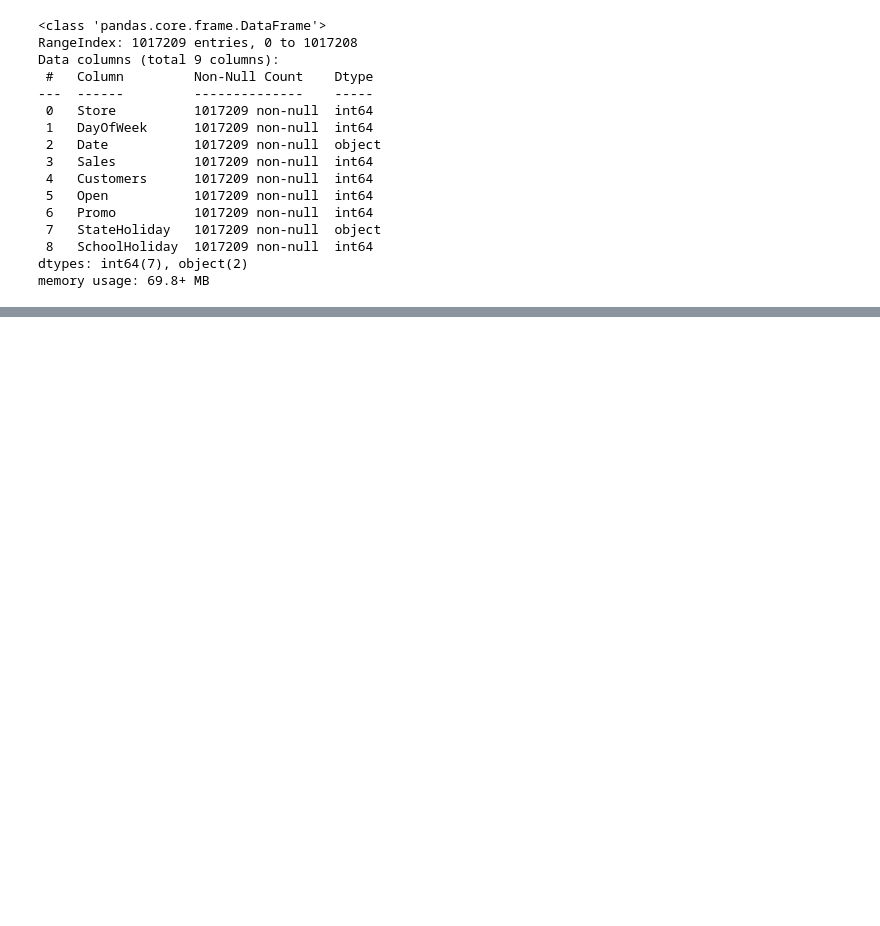
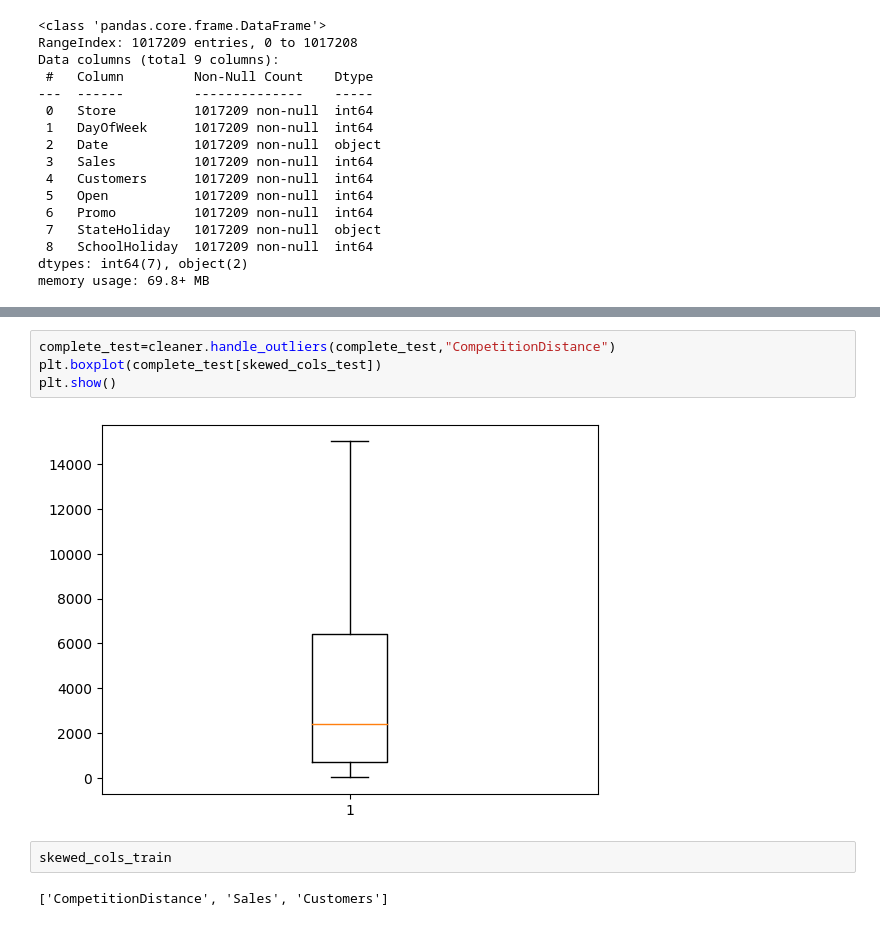
Before and after one commit to Nathnael12/pharmaceutical-sales-prediction, a Jupyter notebook: notbooks/data_preprocessing.ipynb, the cells around one changed output, grey strips where cells are left out. Cells and saved outputs as stored; diff of their text form; blank space fills up the shorter version.

```diff
--- a/notbooks/data_preprocessing.ipynb
+++ b/notbooks/data_preprocessing.ipynb
@@ -136,0 +383,10 @@ memory usage: 69.8+ MB
+# %%
+complete_test=cleaner.handle_outliers(complete_test,"CompetitionDistance")
+plt.boxplot(complete_test[skewed_cols_test])
+plt.show()
+# %% [output]
+[figure, added]
+# %%
+skewed_cols_train
+# %% [output]
+['CompetitionDistance', 'Sales', 'Customers']
```
Also changed, not shown: parts of 29 cells of this notebook.
